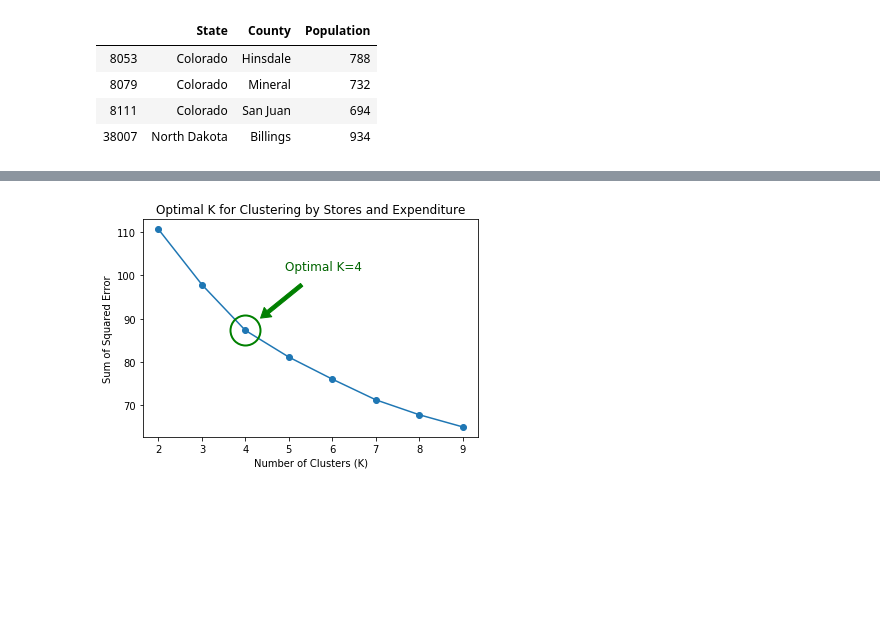
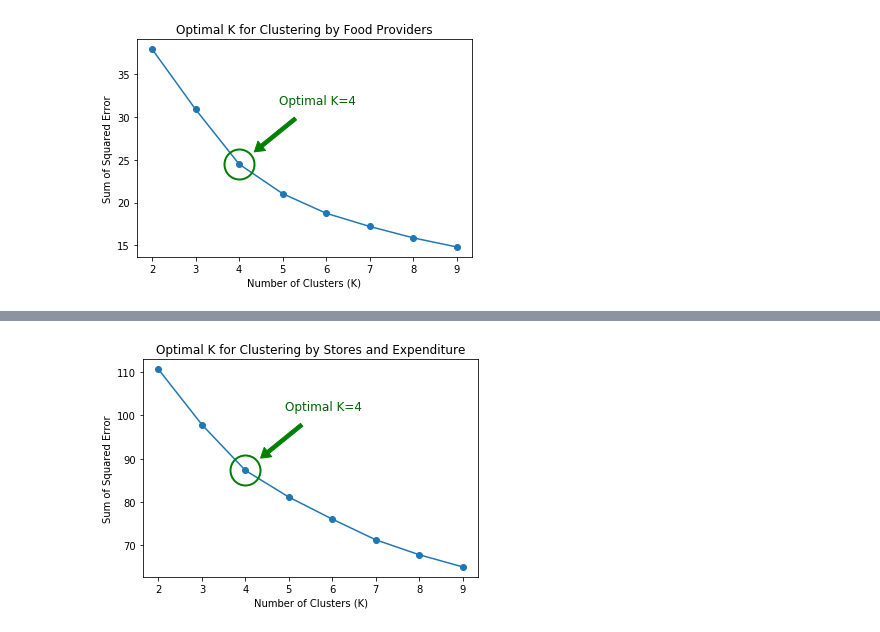
Before and after one commit to PreethiVijai/ML-project, a Jupyter notebook: clustering.ipynb, the cells around one changed output, grey strips where cells are left out. Cells and saved outputs as stored; diff of their text form; code cells hidden in the pictures; blank space fills up the shorter version.

```diff
--- a/clustering.ipynb
+++ b/clustering.ipynb
@@ -160,8 +163,12 @@ choice.clusters
-# %%
-choice.counties_in_cluster(4)
-# %% [output]
-|  | State | County | Population |
-| 8053 | Colorado | Hinsdale | 788 |
-| 8079 | Colorado | Mineral | 732 |
-| 8111 | Colorado | San Juan | 694 |
-| 38007 | North Dakota | Billings | 934 |
+# %%
+Cluster("Clustering by Food Providers", {
+    "GROCPTH14": "Grocery stores per 1,000 People",
+    # "SUPERCPTH14": "Supercenters per 1,000 People",
+    # "CONVSPTH14": "Convenience stores per 1,000 People",
+    # "SPECSPTH14": "Specialized food stores per 1,000 People",
+    "FFRPTH14": "Fast-food restaurants per 1,000 People",
+    "FSRPTH14": "Full-service restaurants per 1,000 People",
+    # "FMRKTPTH16": "Farmers' markets per 1,000 People",
+}, population=5000).clusters
+# %% [output]
+[figure, added]
```
Also changed, not shown: parts of 8 cells of this notebook.
